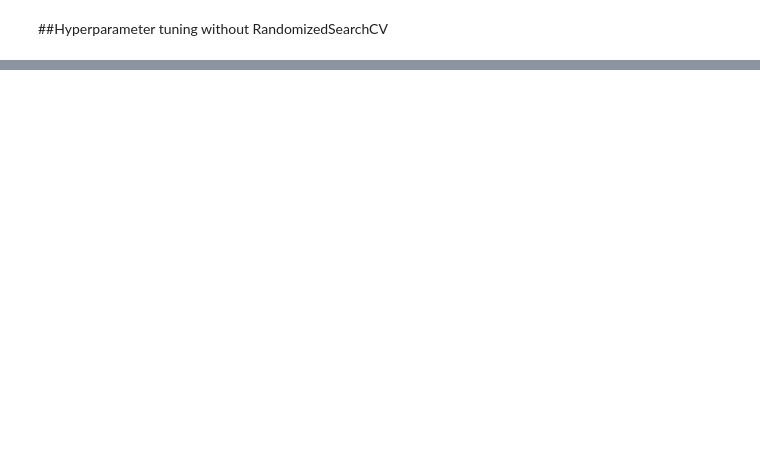
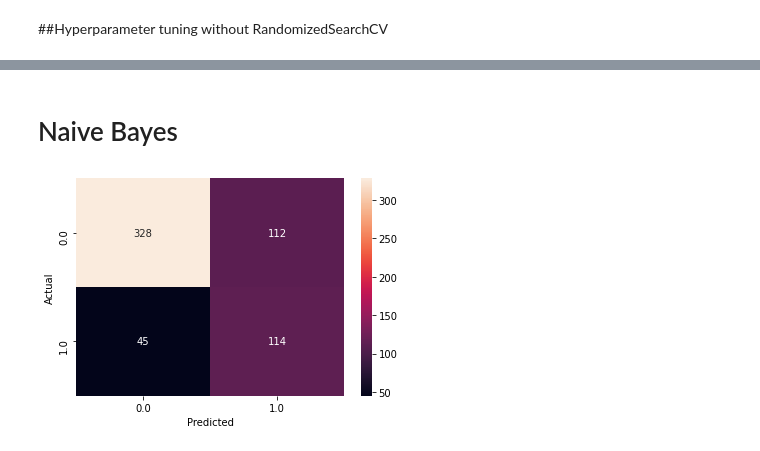
Before and after one commit to viktorjovev/TelecomChurnAnalysis, a Jupyter notebook: TelecomUsers.ipynb, the cells around one changed output, grey strips where cells are left out. Saved outputs shown, nothing was run; the diff lists cells and outputs as text; code cells hidden in the pictures; blank space fills up the shorter version.

Commit message:
add NaiveBayes and Bayesian Net

```diff
--- a/TelecomUsers.ipynb
+++ b/TelecomUsers.ipynb
@@ -765,7 +772,7 @@ random_grid = {'n_estimators': n_estimators,
 # %%
 model = RandomForestClassifier()
 rf_rand = RandomizedSearchCV(estimator=model, param_distributions=random_grid,
-                             n_iter=100, scoring="accuracy", n_jobs=-1, cv=3,
+                             n_iter=100, scoring="f1", n_jobs=-1, cv=3,
                              random_state=0)
 
 rf_rand.fit(x_train_ord, y_train_ord)
@@ -805,7 +812,7 @@ for est in estimators:
   model = RandomForestClassifier(criterion="gini",
                                  n_estimators=est,
                                  random_state=0)
-  s = cross_val_score(model, ord_dataX, ord_dataY, scoring="accuracy", cv=5)
+  s = cross_val_score(model, pd.concat([x_train_ord,x_val_ord]),  pd.concat([y_train_ord,y_val_ord]), scoring="f1", cv=5)
   scores[est] = s.mean()
 # %%
 best_est = max(scores.items(), key = lambda x: x[1])[0]
@@ -817,7 +824,7 @@ for depth in depths:
                                  max_depth=depth,
                                  n_estimators=best_est,
                                  random_state=0)
-  s = cross_val_score(model, ord_dataX, ord_dataY, scoring="accuracy", cv=5)
+  s = cross_val_score(model, pd.concat([x_train_ord,x_val_ord]),  pd.concat([y_train_ord,y_val_ord]), scoring="f1", cv=5)
   scores[depth] = s.mean()
 # %%
 best_depth = max(scores.items(), key=lambda x: x[1])[0]
@@ -845,0 +853,14 @@ Tuned model f1 score: 0.5347985347985348
+# %% [markdown]
+# Naive Bayes
+# %%
+naive_bayes = GaussianNB()
+naive_bayes.fit(x_train_ord, y_train_ord)
+
+predicted = naive_bayes.predict(x_test_ord)
+
+result_df = pd.DataFrame({'actual': y_test_ord, 'predicted': predicted})
+confusion_matrix = pd.crosstab(result_df['actual'],result_df['predicted'],rownames=['Actual'], colnames=['Predicted'])
+sns.heatmap(confusion_matrix, annot=True,fmt='g')
+plt.show()
+# %% [output]
+[figure, added]
```
Also changed, not shown: parts of 22 cells of this notebook.
